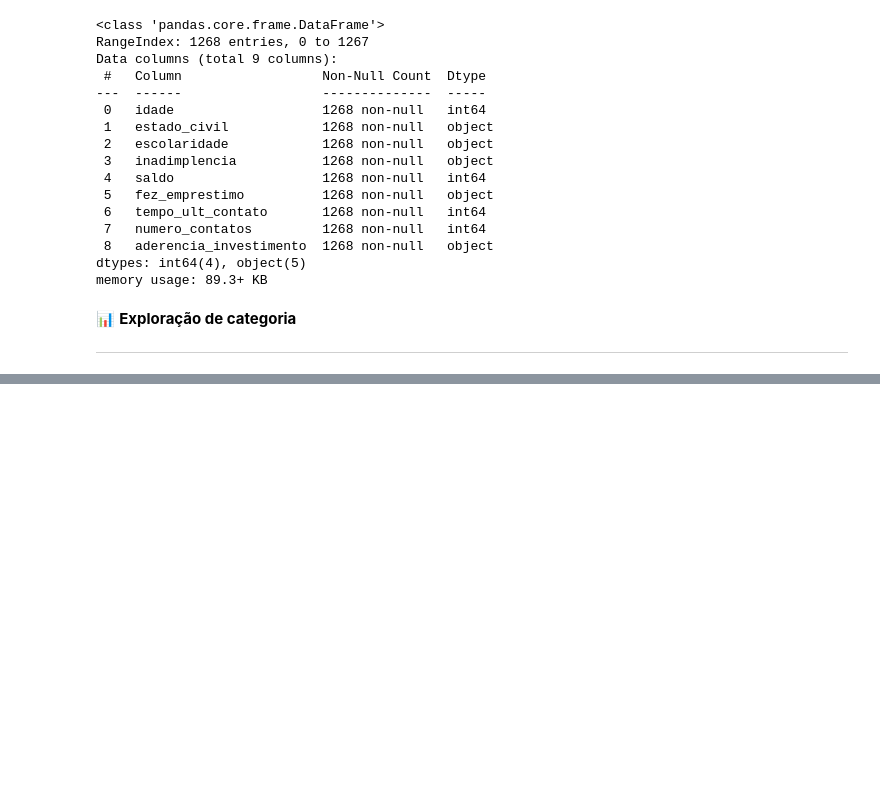
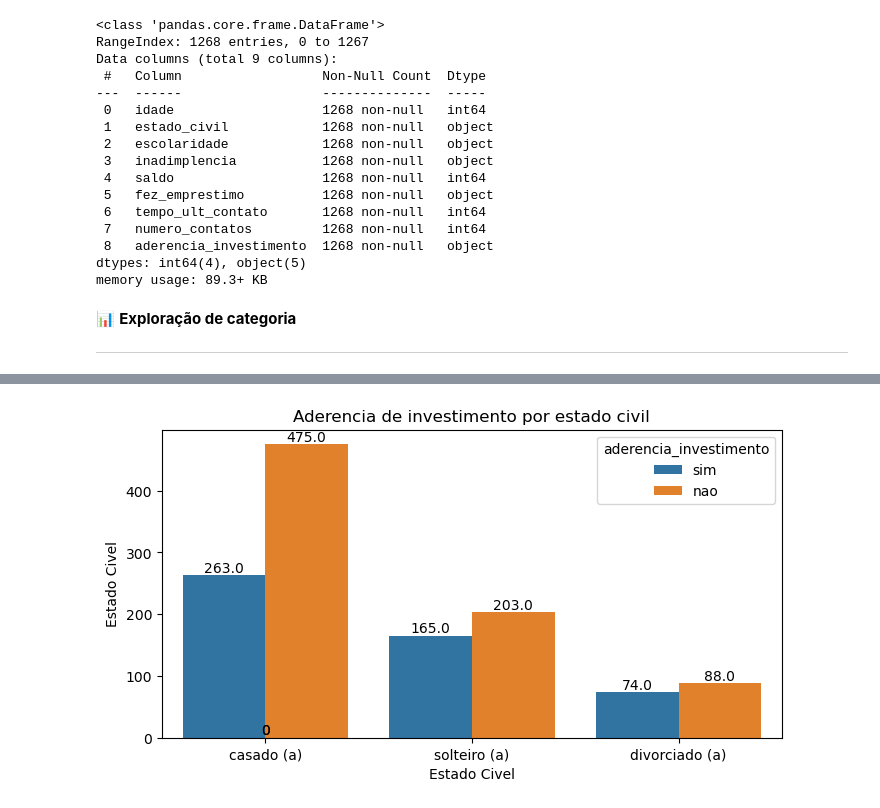
Before and after one commit to emersonsantosgithub/modelo-de-classificacao, a Jupyter notebook: Modelo-de-Classificacao.ipynb, the cells around one changed output, grey strips where cells are left out. Cells and saved outputs as stored; diff of their text form; code cells hidden in the pictures; blank space fills up the shorter version.

```diff
--- a/Modelo-de-Classificacao.ipynb
+++ b/Modelo-de-Classificacao.ipynb
@@ -81,18 +66,15 @@ fig.show()
 # %%
-qtd_inadimplencia = (
-    df.groupby(['inadimplencia'])['aderencia_investimento']
-        .value_counts()
-        .to_frame(name='quantidade')
-        .reset_index()
-)
+plt.figure(figsize=(8,4))
+ax = sns.countplot(df, x='estado_civil', hue='aderencia_investimento')
+plt.title("Aderencia de investimento por estado civil")
+plt.xlabel("Estado Civel")
+plt.ylabel("Estado Civel")
 
-fig = px.bar(
-    qtd_inadimplencia,
-    x='inadimplencia',
-    y='quantidade',
-    color='aderencia_investimento',
-    barmode='group',
-    title='Aderência ao Investimento por inadimplencia'
-)
+for p in ax.patches:
+    altura = p.get_height()
+    ax.annotate(f'{altura}',(p.get_x() + p.get_width() / 2., altura),
+                ha='center', va='bottom')
 
-fig.show()
+plt.show()
+# %% [output]
+[figure, added]
```
Also changed, not shown: parts of 10 cells of this notebook.
